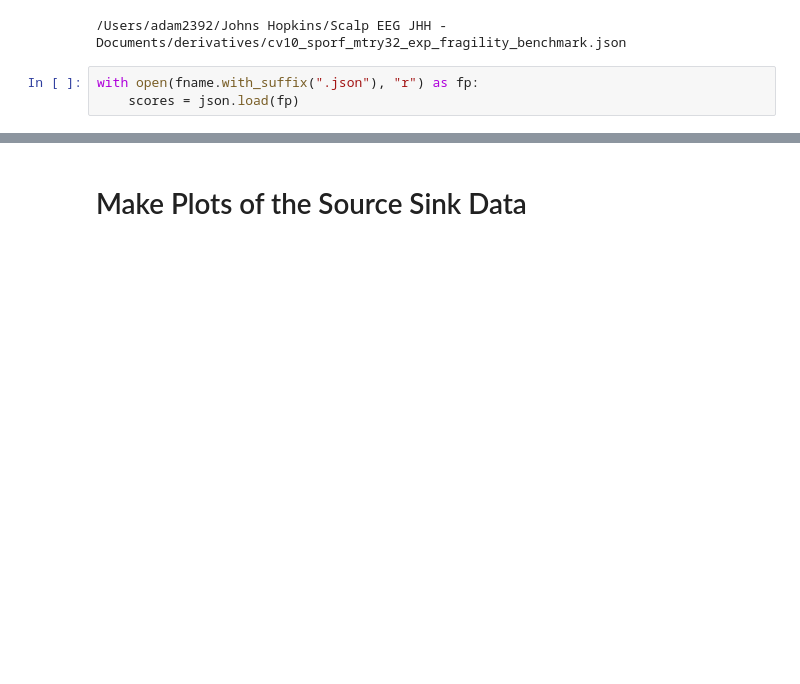
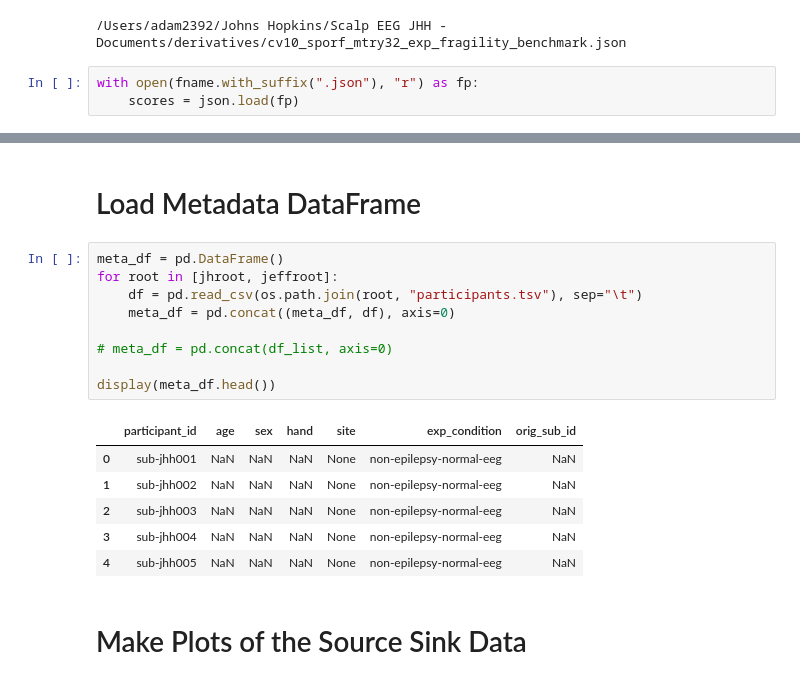
Before and after one commit to ncsl/episcalp, a Jupyter notebook: notebooks/cross_validation/plot_feature_exp_metrics.ipynb, the cells around one changed output, grey strips where cells are left out. Drawn from its saved outputs; the diff is of its cells as text; blank space fills up the shorter version.

```diff
--- a/notebooks/cross_validation/plot_feature_exp_metrics.ipynb
+++ b/notebooks/cross_validation/plot_feature_exp_metrics.ipynb
@@ -94,3 +123,21 @@ with open(fname.with_suffix(".json"), "r") as fp:
+# %% [markdown]
+# Load Metadata DataFrame
+# %%
+meta_df = pd.DataFrame()
+for root in [jhroot, jeffroot]:
+    df = pd.read_csv(os.path.join(root, "participants.tsv"), sep="\t")
+    meta_df = pd.concat((meta_df, df), axis=0)
+
+# meta_df = pd.concat(df_list, axis=0)
+
+display(meta_df.head())
+# %% [output]
+|  | participant_id | age | sex | hand | site | exp_condition | orig_sub_id |
+| 0 | sub-jhh001 | NaN | NaN | NaN | None | non-epilepsy-normal-eeg | NaN |
+| 1 | sub-jhh002 | NaN | NaN | NaN | None | non-epilepsy-normal-eeg | NaN |
+| 2 | sub-jhh003 | NaN | NaN | NaN | None | non-epilepsy-normal-eeg | NaN |
+| 3 | sub-jhh004 | NaN | NaN | NaN | None | non-epilepsy-normal-eeg | NaN |
+| 4 | sub-jhh005 | NaN | NaN | NaN | None | non-epilepsy-normal-eeg | NaN |
 # %% [markdown]
 # Make Plots of the Source Sink Data
 # %%
```
Also changed, not shown: parts of 16 cells of this notebook, 2 other files.
